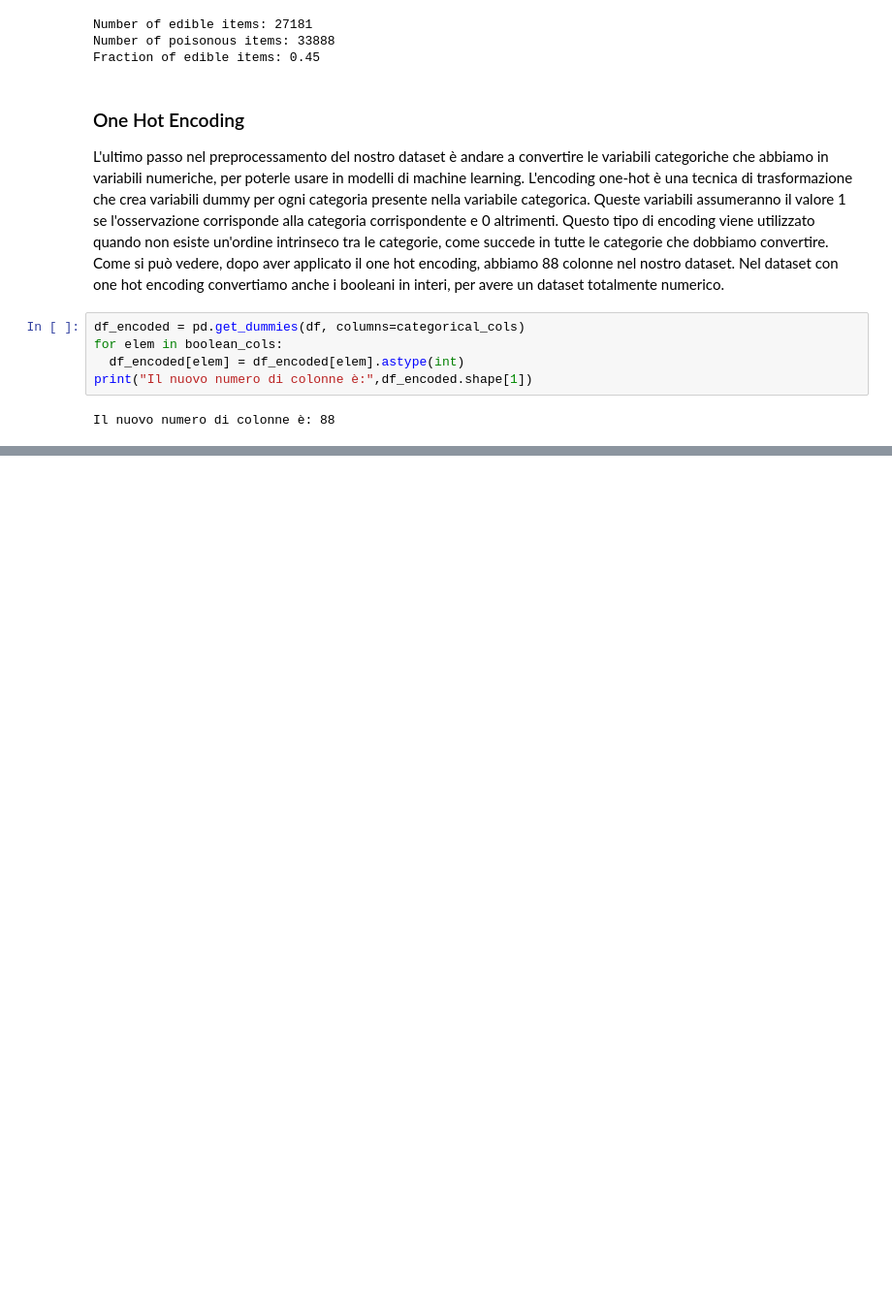
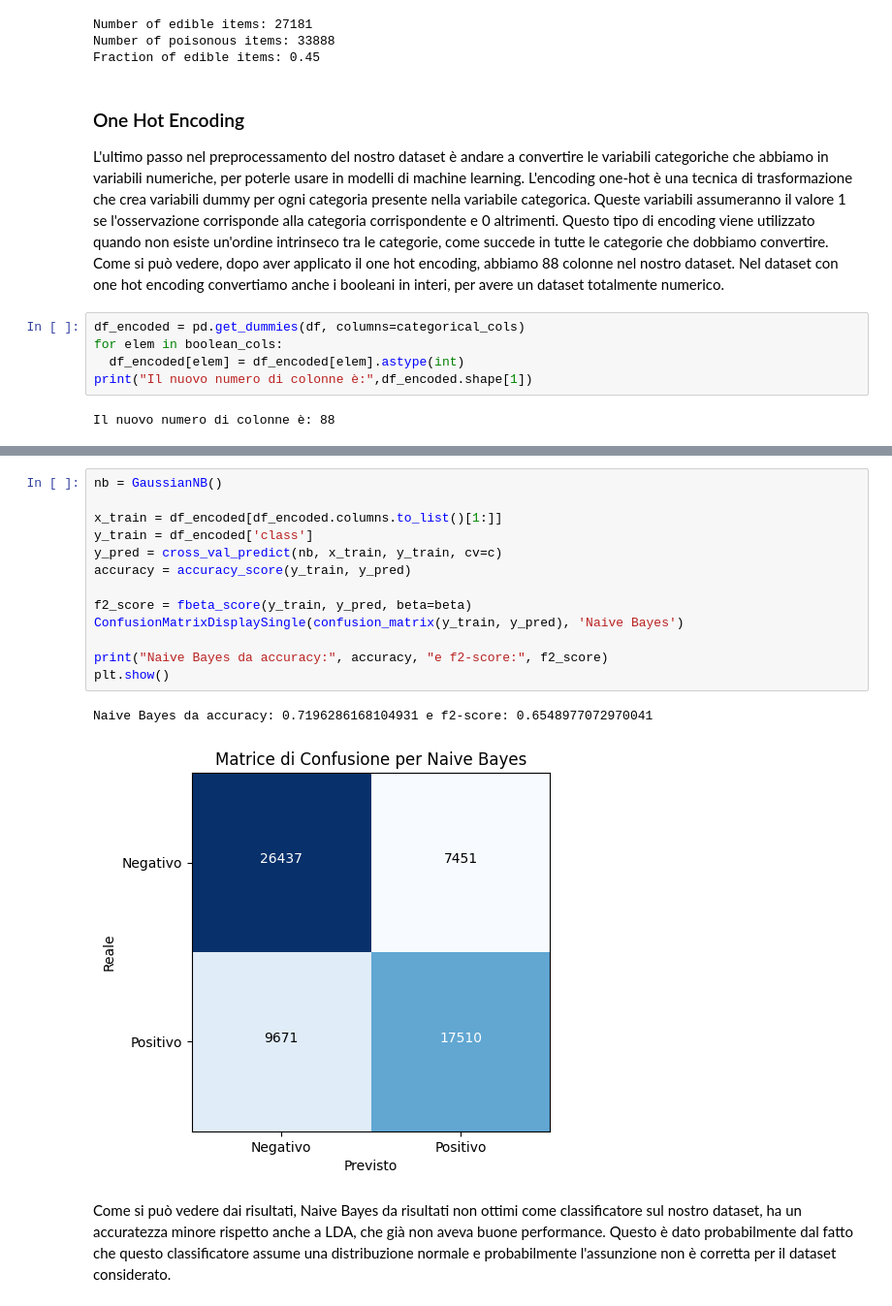
Before and after one commit to Sara-DaCanal/Progetto-ML, a Jupyter notebook: progetto.ipynb, the cells around one changed output, grey strips where cells are left out. Shown at 97% size. Drawn from its saved outputs; the diff is of its cells as text; blank space fills up the shorter version.

```diff
--- a/progetto.ipynb
+++ b/progetto.ipynb
@@ -357,0 +447,18 @@ Il nuovo numero di colonne è: 88
+# %%
+nb = GaussianNB()
+
+x_train = df_encoded[df_encoded.columns.to_list()[1:]]
+y_train = df_encoded['class']
+y_pred = cross_val_predict(nb, x_train, y_train, cv=c)
+accuracy = accuracy_score(y_train, y_pred)
+
+f2_score = fbeta_score(y_train, y_pred, beta=beta)
+ConfusionMatrixDisplaySingle(confusion_matrix(y_train, y_pred), 'Naive Bayes')
+
+print("Naive Bayes da accuracy:", accuracy, "e f2-score:", f2_score)
+plt.show()
+# %% [output]
+Naive Bayes da accuracy: 0.7196286168104931 e f2-score: 0.6548977072970041
+[figure, added]
+# %% [markdown]
+Come si può vedere dai risultati, Naive Bayes da risultati non ottimi come classificatore sul nostro dataset, ha un accuratezza minore rispetto anche a LDA, che già non aveva buone performance. Questo è dato probabilmente dal fatto che questo classificatore assume una distribuzione normale e probabilmente l'assunzione non è corretta per il dataset considerato.
```
Also changed, not shown: parts of 30 cells of this notebook.
